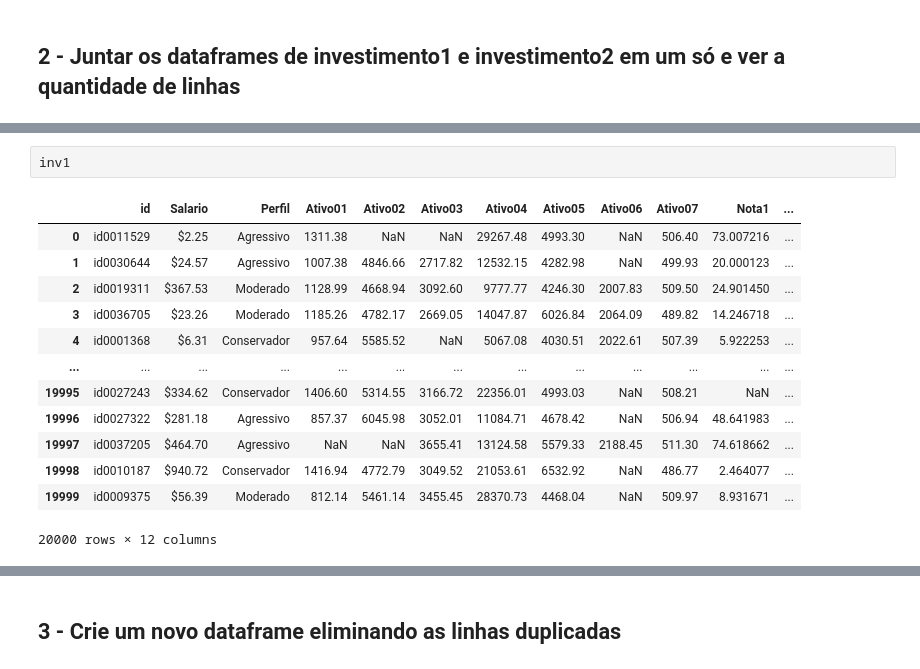
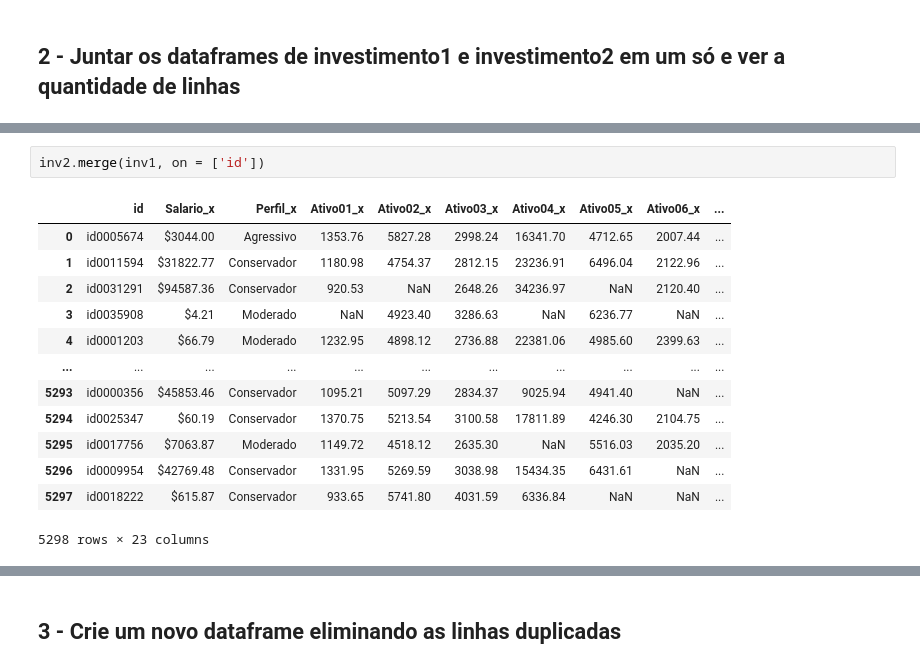
Before and after one commit to lvoltolini/970-lm-mod-III, a Jupyter notebook: Projeto Final/Proj_1_pandas_notebook.ipynb, the cells around one changed output, grey strips where cells are left out. Saved outputs shown, nothing was run; the diff lists cells and outputs as text.

```diff
--- a/Projeto Final/Proj_1_pandas_notebook.ipynb
+++ b/Projeto Final/Proj_1_pandas_notebook.ipynb
@@ -107,16 +140,16 @@ Colunas : ['id', 'Salario', 'Perfil', 'Ativo01', 'Ativo02', 'Ativo03', 'Ativo04'
 # %%
-inv1
+inv2.merge(inv1, on = ['id'])
 # %% [output]
-|  | id | Salario | Perfil | Ativo01 | Ativo02 | Ativo03 | Ativo04 | Ativo05 | Ativo06 | Ativo07 | Nota1 | ... |
-| 0 | id0011529 | $2.25 | Agressivo | 1311.38 | NaN | NaN | 29267.48 | 4993.30 | NaN | 506.40 | 73.007216 | ... |
-| 1 | id0030644 | $24.57 | Agressivo | 1007.38 | 4846.66 | 2717.82 | 12532.15 | 4282.98 | NaN | 499.93 | 20.000123 | ... |
-| 2 | id0019311 | $367.53 | Moderado | 1128.99 | 4668.94 | 3092.60 | 9777.77 | 4246.30 | 2007.83 | 509.50 | 24.901450 | ... |
-| 3 | id0036705 | $23.26 | Moderado | 1185.26 | 4782.17 | 2669.05 | 14047.87 | 6026.84 | 2064.09 | 489.82 | 14.246718 | ... |
-| 4 | id0001368 | $6.31 | Conservador | 957.64 | 5585.52 | NaN | 5067.08 | 4030.51 | 2022.61 | 507.39 | 5.922253 | ... |
-| ... | ... | ... | ... | ... | ... | ... | ... | ... | ... | ... | ... | ... |
-| 19995 | id0027243 | $334.62 | Conservador | 1406.60 | 5314.55 | 3166.72 | 22356.01 | 4993.03 | NaN | 508.21 | NaN | ... |
-| 19996 | id0027322 | $281.18 | Agressivo | 857.37 | 6045.98 | 3052.01 | 11084.71 | 4678.42 | NaN | 506.94 | 48.641983 | ... |
-| 19997 | id0037205 | $464.70 | Agressivo | NaN | NaN | 3655.41 | 13124.58 | 5579.33 | 2188.45 | 511.30 | 74.618662 | ... |
-| 19998 | id0010187 | $940.72 | Conservador | 1416.94 | 4772.79 | 3049.52 | 21053.61 | 6532.92 | NaN | 486.77 | 2.464077 | ... |
-| 19999 | id0009375 | $56.39 | Moderado | 812.14 | 5461.14 | 3455.45 | 28370.73 | 4468.04 | NaN | 509.97 | 8.931671 | ... |
+|  | id | Salario_x | Perfil_x | Ativo01_x | Ativo02_x | Ativo03_x | Ativo04_x | Ativo05_x | Ativo06_x | ... |
+| 0 | id0005674 | $3044.00 | Agressivo | 1353.76 | 5827.28 | 2998.24 | 16341.70 | 4712.65 | 2007.44 | ... |
+| 1 | id0011594 | $31822.77 | Conservador | 1180.98 | 4754.37 | 2812.15 | 23236.91 | 6496.04 | 2122.96 | ... |
+| 2 | id0031291 | $94587.36 | Conservador | 920.53 | NaN | 2648.26 | 34236.97 | NaN | 2120.40 | ... |
+| 3 | id0035908 | $4.21 | Moderado | NaN | 4923.40 | 3286.63 | NaN | 6236.77 | NaN | ... |
+| 4 | id0001203 | $66.79 | Moderado | 1232.95 | 4898.12 | 2736.88 | 22381.06 | 4985.60 | 2399.63 | ... |
+| ... | ... | ... | ... | ... | ... | ... | ... | ... | ... | ... |
+| 5293 | id0000356 | $45853.46 | Conservador | 1095.21 | 5097.29 | 2834.37 | 9025.94 | 4941.40 | NaN | ... |
+| 5294 | id0025347 | $60.19 | Conservador | 1370.75 | 5213.54 | 3100.58 | 17811.89 | 4246.30 | 2104.75 | ... |
+| 5295 | id0017756 | $7063.87 | Moderado | 1149.72 | 4518.12 | 2635.30 | NaN | 5516.03 | 2035.20 | ... |
+| 5296 | id0009954 | $42769.48 | Conservador | 1331.95 | 5269.59 | 3038.98 | 15434.35 | 6431.61 | NaN | ... |
+| 5297 | id0018222 | $615.87 | Conservador | 933.65 | 5741.80 | 4031.59 | 6336.84 | NaN | NaN | ... |
-20000 rows × 12 columns
+5298 rows × 23 columns
```
Also changed, not shown: parts of 3 cells of this notebook, 1 other file.
